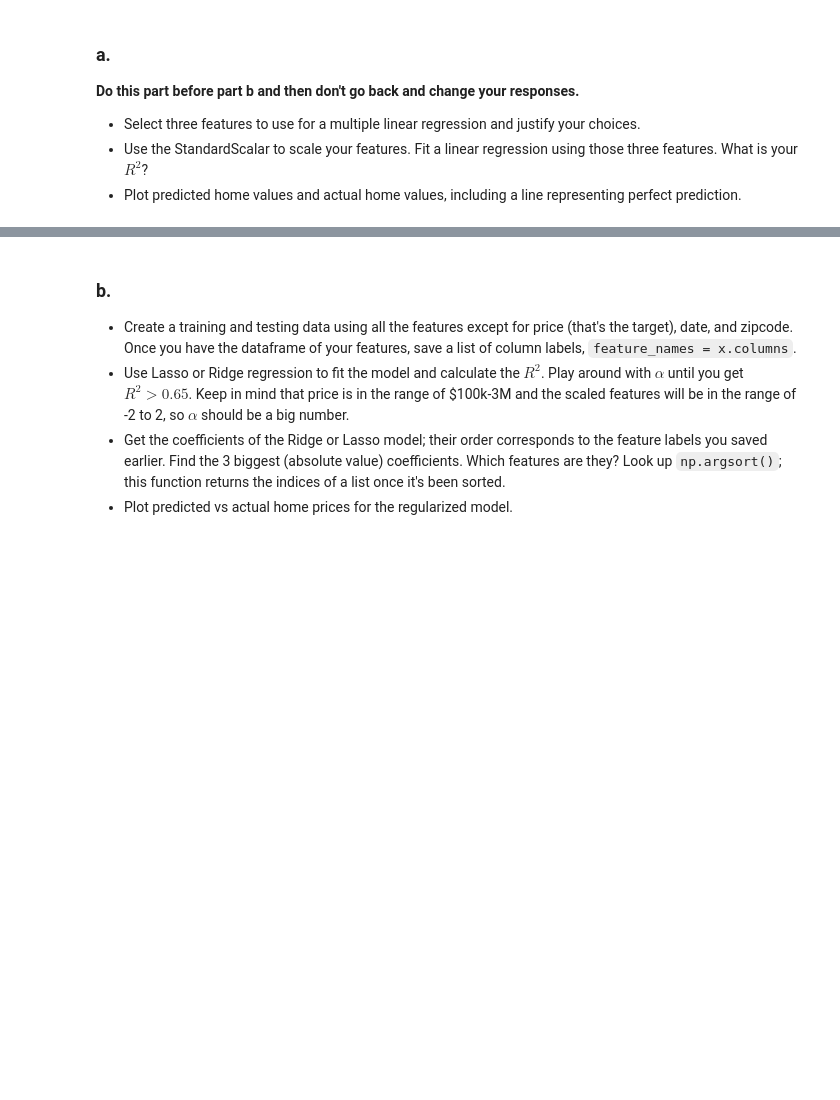
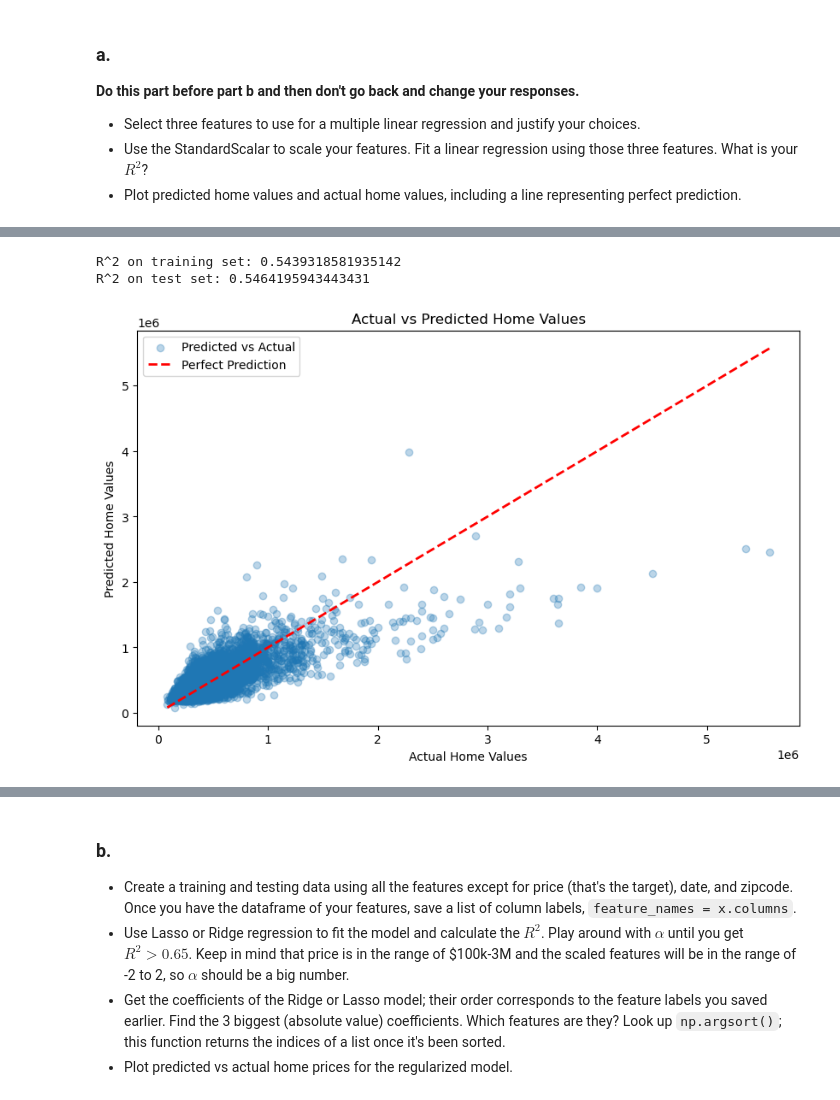
Before and after one commit to GettysburgDataScience/ps1-linear-regression-Andry-Arthur, a Jupyter notebook: PS1.ipynb, the cells around one changed output, grey strips where cells are left out. Saved outputs shown, nothing was run; the diff lists cells and outputs as text; code cells hidden in the pictures; blank space fills up the shorter version.

```diff
--- a/PS1.ipynb
+++ b/PS1.ipynb
@@ -217,0 +264,44 @@ Which features are you using and why?
+# %%
+from sklearn.preprocessing import StandardScaler
+
+#fit linear regression using sqft_living, bathroom, and grades to predict price
+X = housing_df[['sqft_living', 'bedrooms', 'view']]
+y = housing_df['price']
+
+# split the data into training and testing sets
+X_train, X_test, y_train, y_test = train_test_split(X, y, test_size=0.2, random_state=42)
+
+# scale the features
+scaler = StandardScaler()
+X_scaled = scaler.fit(X_train)
+X_train_ss = X_scaled.transform(X_train)
+X_test_ss = X_scaled.transform(X_test)
+
+# create and fit the linear regression model
+model = LinearRegression()
+model.fit(X_train_ss, y_train)
+
+# predict on train and test set
+y_pred_train = model.predict(X_train_ss)
+y_pred_test = model.predict(X_test_ss)
+
+# calculate R^2
+R2_train = model.score(X_train_ss, y_train)
+R2_test = model.score(X_test_ss, y_test)
+
+print(f'R^2 on training set: {R2_train}')
+print(f'R^2 on test set: {R2_test}')
+# %% [output]
+R^2 on training set: 0.5439318581935142
+R^2 on test set: 0.5464195943443431
+# %%
+plt.figure(figsize=(10, 6))
+plt.scatter(y_test, y_pred_test, alpha=0.3, label='Predicted vs Actual')
+plt.plot([y_test.min(), y_test.max()], [y_test.min(), y_test.max()], 'r--', lw=2, label='Perfect Prediction')
+plt.xlabel('Actual Home Values')
+plt.ylabel('Predicted Home Values')
+plt.title('Actual vs Predicted Home Values')
+plt.legend()
+plt.show()
+# %% [output]
+[figure, added]
```
Also changed, not shown: parts of 25 cells of this notebook.
